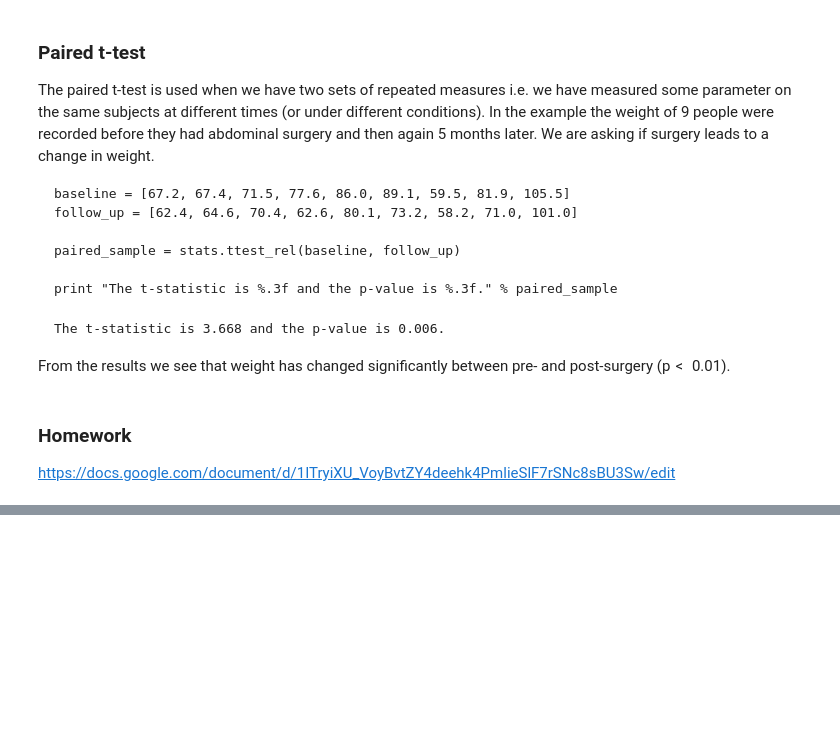
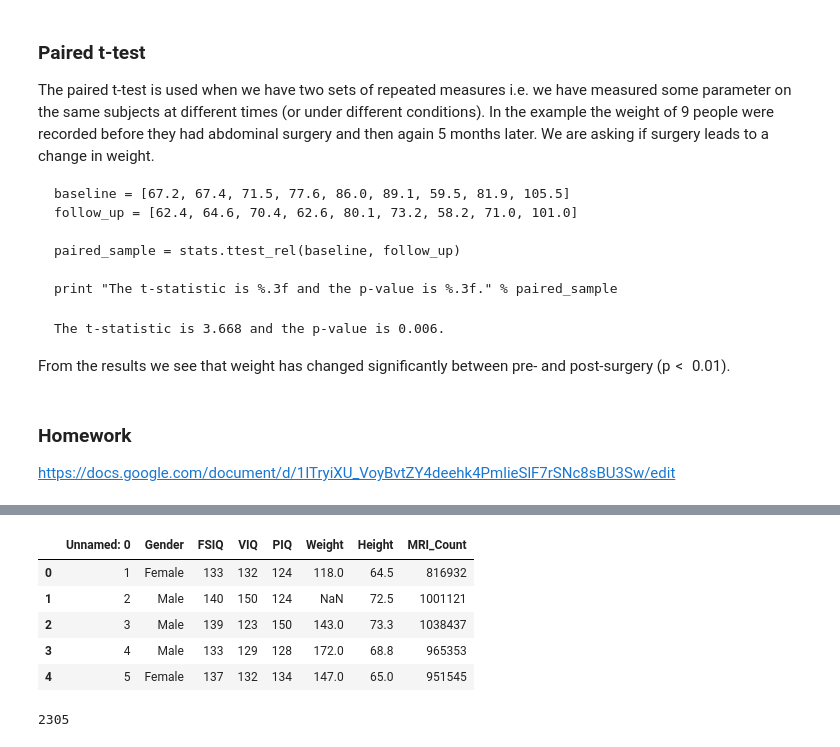
Before and after one commit to SamuelFolledo/DS1.1-Data-Analysis-And-Visualization, a Jupyter notebook: classwork/Day9-Hypothesis Testing & Acceptable Error.ipynb, the cells around one changed output, grey strips where cells are left out. Saved outputs shown, nothing was run; the diff lists cells and outputs as text; code cells hidden in the pictures; blank space fills up the shorter version.

```diff
--- a/classwork/Day9-Hypothesis Testing & Acceptable Error.ipynb
+++ b/classwork/Day9-Hypothesis Testing & Acceptable Error.ipynb
@@ -285,0 +291,10 @@ https://docs.google.com/document/d/1ITryiXU_VoyBvtZY4deehk4PmlieSlF7rSNc8sBU3Sw/
+# %%
+import pandas
+from pandas.plotting import scatter_matrix
+import matplotlib.pyplot as plt
+from scipy import stats
+
+data = pandas.read_csv('brain_size.csv', sep=';', na_values=".")
+
+# For Unpaired two Samples t-test
+# stat, p = stats.ttest_ind(Sample_A, Sample_B)
@@ -285,0 +311,15 @@ https://docs.google.com/document/d/1ITryiXU_VoyBvtZY4deehk4PmlieSlF7rSNc8sBU3Sw/
+# %%
+data.head()
+# data.shape
+# %% [output]
+|  | Unnamed: 0 | Gender | FSIQ | VIQ | PIQ | Weight | Height | MRI_Count |
+| 0 | 1 | Female | 133 | 132 | 124 | 118.0 | 64.5 | 816932 |
+| 1 | 2 | Male | 140 | 150 | 124 | NaN | 72.5 | 1001121 |
+| 2 | 3 | Male | 139 | 123 | 150 | 143.0 | 73.3 | 1038437 |
+| 3 | 4 | Male | 133 | 129 | 128 | 172.0 | 68.8 | 965353 |
+| 4 | 5 | Female | 137 | 132 | 134 | 147.0 | 65.0 | 951545 |
+# %%
+male_viq_mean = sum(data[data["Gender"] == "Male"]["VIQ"]) / len(data[data["Gender"] == "Male"]["VIQ"])
+female_viq_mean = sum(data[data["Gender"] == "Female"]["VIQ"]) / len(data[data["Gender"] == "Male"]["VIQ"])
+# %% [output]
+2305
```
Also changed, not shown: parts of 4 cells of this notebook, 1 other file.
